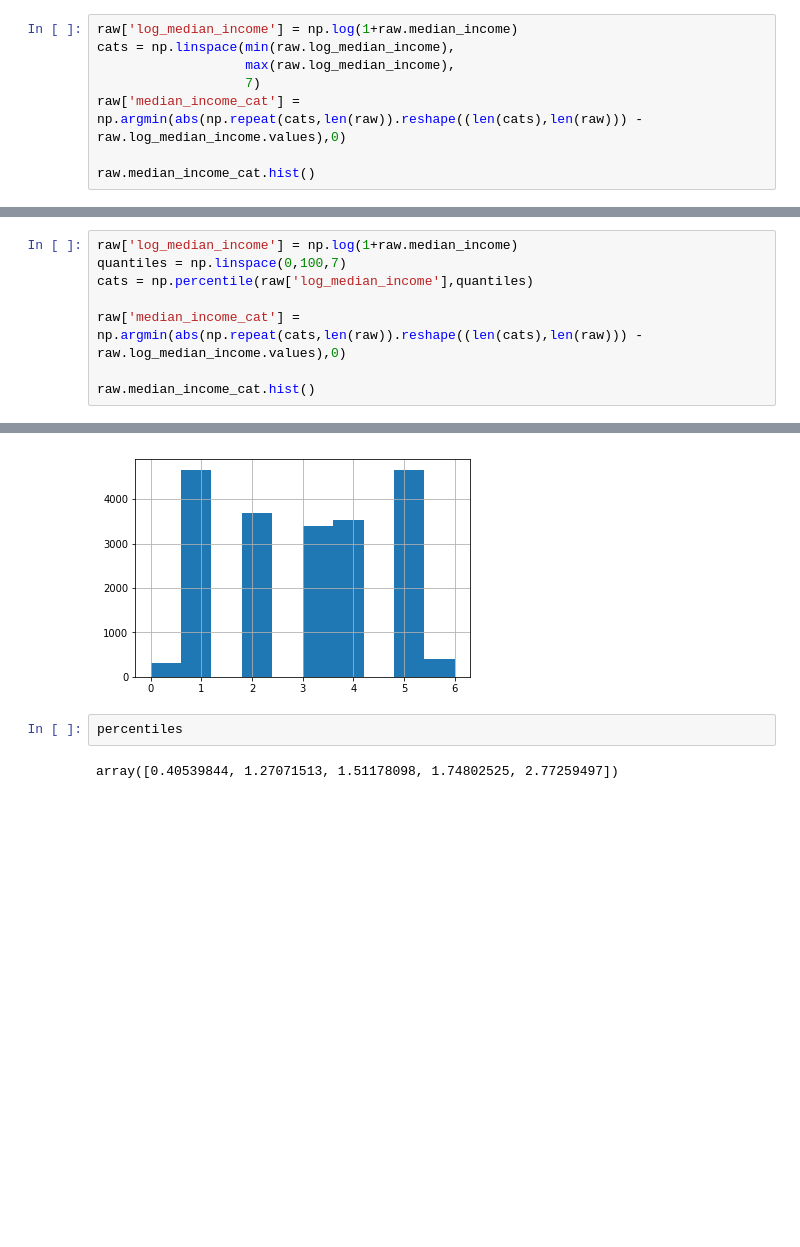
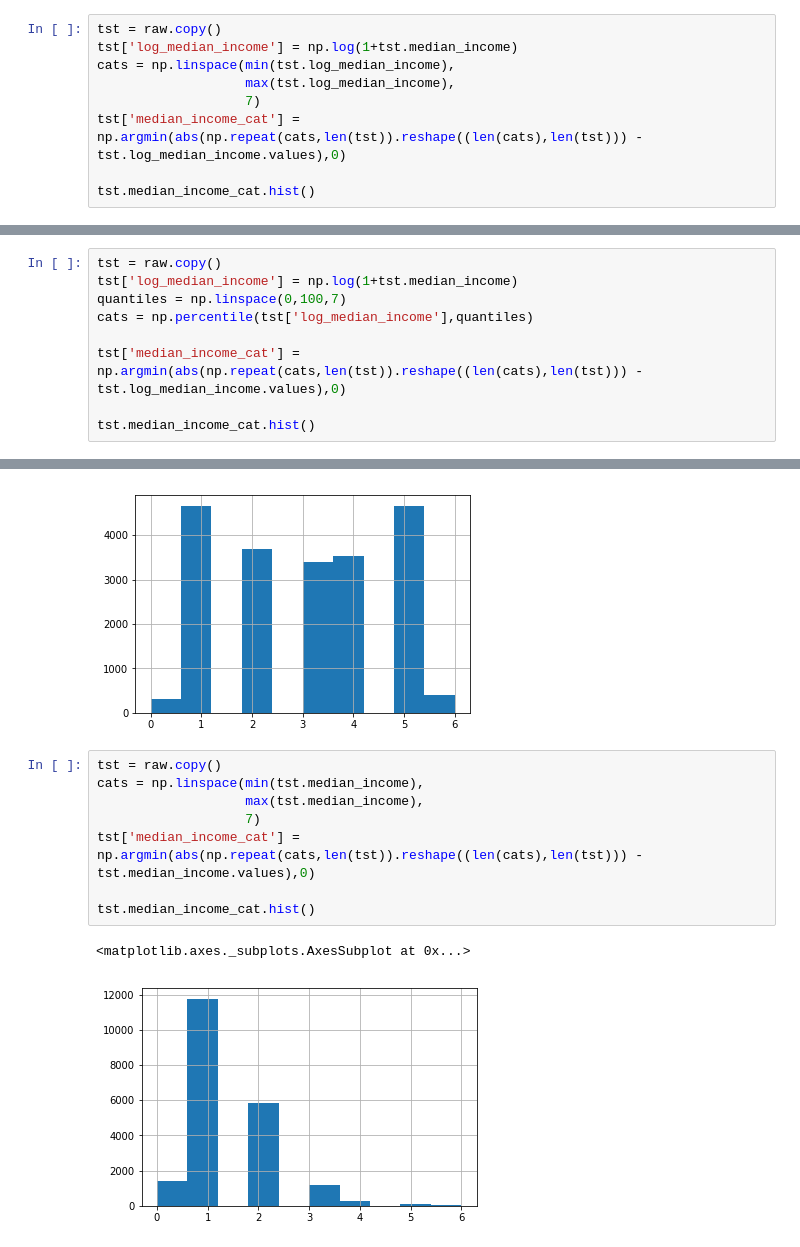
Before and after one commit to corasantos/ML-Preparation-Housing, a Jupyter notebook: housing_notebook.ipynb, the cells around one changed output, grey strips where cells are left out. Cells and saved outputs as stored; diff of their text form; blank space fills up the shorter version.

```diff
--- a/housing_notebook.ipynb
+++ b/housing_notebook.ipynb
@@ -156,13 +156,14 @@ np.log(1+raw.median_income).hist(bins=7)
 # %% [markdown]
 #### Linear bins for defining cats
 # %%
-raw['log_median_income'] = np.log(1+raw.median_income)
-cats = np.linspace(min(raw.log_median_income),
-                   max(raw.log_median_income),
+tst = raw.copy()
+tst['log_median_income'] = np.log(1+tst.median_income)
+cats = np.linspace(min(tst.log_median_income),
+                   max(tst.log_median_income),
                    7)
-raw['median_income_cat'] = np.argmin(abs(np.repeat(cats,len(raw)).reshape((len(cats),len(raw))) - raw.log_median_income.values),0)
+tst['median_income_cat'] = np.argmin(abs(np.repeat(cats,len(tst)).reshape((len(cats),len(tst))) - tst.log_median_income.values),0)
 
-raw.median_income_cat.hist()
+tst.median_income_cat.hist()
 # %% [output]
 <matplotlib.axes._subplots.AxesSubplot at 0x...>
 [figure]
@@ -169,15 +172,23 @@ raw.median_income_cat.hist()
 # %%
-raw['log_median_income'] = np.log(1+raw.median_income)
+tst = raw.copy()
+tst['log_median_income'] = np.log(1+tst.median_income)
 quantiles = np.linspace(0,100,7)
-cats = np.percentile(raw['log_median_income'],quantiles)
+cats = np.percentile(tst['log_median_income'],quantiles)
 
-raw['median_income_cat'] = np.argmin(abs(np.repeat(cats,len(raw)).reshape((len(cats),len(raw))) - raw.log_median_income.values),0)
+tst['median_income_cat'] = np.argmin(abs(np.repeat(cats,len(tst)).reshape((len(cats),len(tst))) - tst.log_median_income.values),0)
 
-raw.median_income_cat.hist()
+tst.median_income_cat.hist()
 # %% [output]
 <matplotlib.axes._subplots.AxesSubplot at 0x...>
 [figure]
-# %%
-percentiles
-# %% [output]
-array([0.40539844, 1.27071513, 1.51178098, 1.74802525, 2.77259497])
+# %%
+tst = raw.copy()
+cats = np.linspace(min(tst.median_income),
+                   max(tst.median_income),
+                   7)
+tst['median_income_cat'] = np.argmin(abs(np.repeat(cats,len(tst)).reshape((len(cats),len(tst))) - tst.median_income.values),0)
+
+tst.median_income_cat.hist()
+# %% [output]
+<matplotlib.axes._subplots.AxesSubplot at 0x...>
+[figure, added]
```
Also changed, not shown: parts of 15 cells of this notebook, 1 other file.
